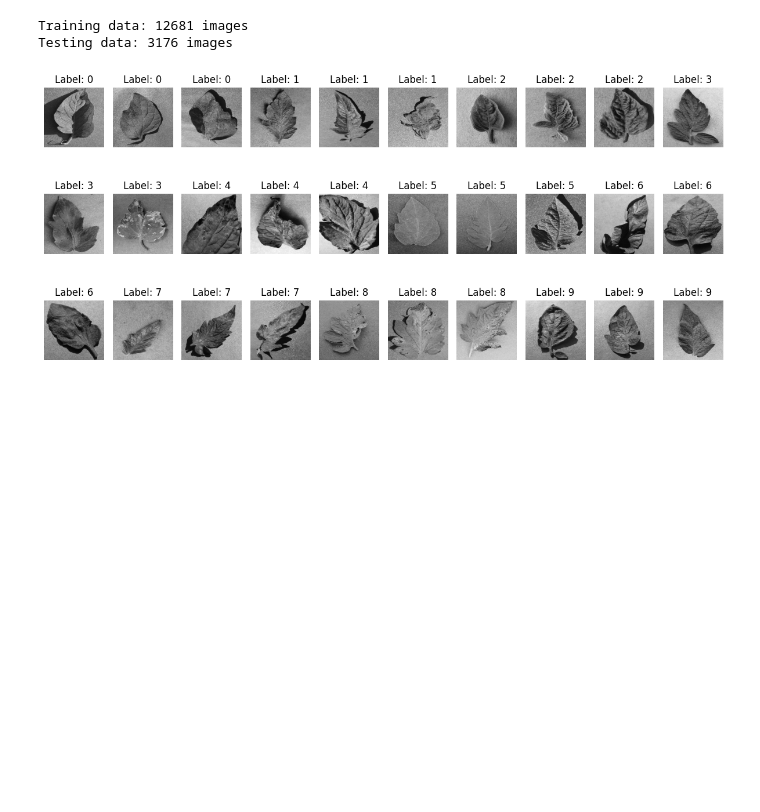
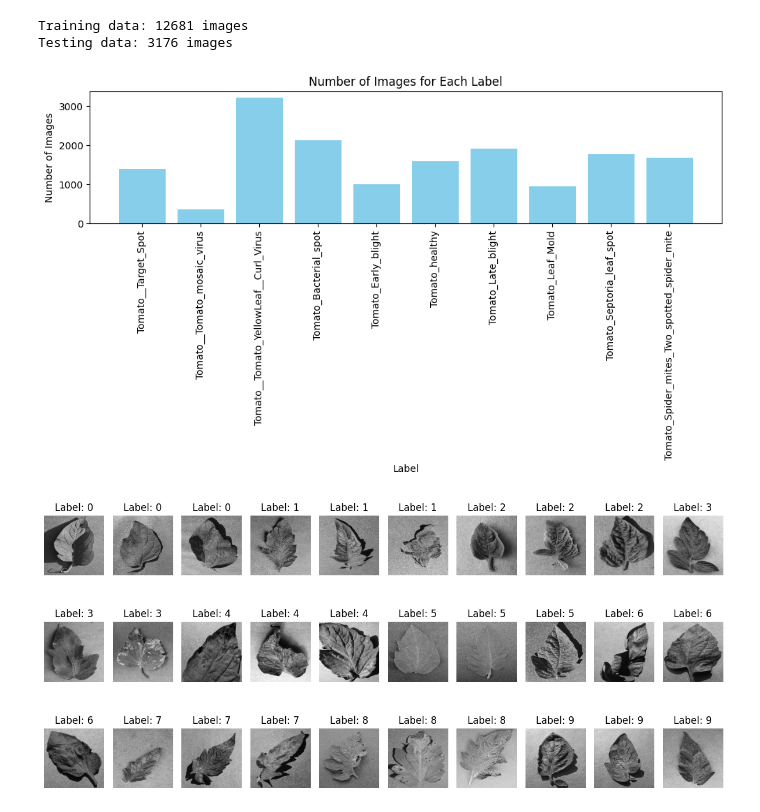
Before and after one commit to noelmt7/Tomato_Leaf_Disease_Detection, a Jupyter notebook: implementation.ipynb, the cells around one changed output. Cells and saved outputs as stored; diff of their text form; code cells hidden in the pictures; blank space fills up the shorter version.

```diff
--- a/implementation.ipynb
+++ b/implementation.ipynb
@@ -29,6 +29,34 @@ directories = {
 # %% [output]
 Training data: 12681 images
 Testing data: 3176 images
+# %%
+# Initialize a dictionary to store image counts for each folder
+image_counts = {}
+
+# Loop through each folder and count the number of images
+for folder_name, label in directories.items():
+    # Assume you have the images in subfolders of the current directory
+    folder_path = os.path.join(folder_name)
+    image_count = len(os.listdir(folder_path))
+    image_counts[label] = image_count
+
+# Extract labels and their corresponding image counts
+labels = list(directories.values())
+image_counts_list = list(image_counts.values())
+
+# Create a bar graph
+plt.figure(figsize=(10, 6))
+plt.bar(labels, image_counts_list, color='skyblue')
+plt.xlabel('Label')
+plt.ylabel('Number of Images')
+plt.title('Number of Images for Each Label')
+plt.xticks(labels, list(directories.keys()), rotation=90)  # Use labels as x-axis ticks
+plt.tight_layout()
+
+# Display the bar graph
+plt.show()
+# %% [output]
+[figure, added]
 # %%
 # Initialize lists to store the training and testing data and labels
 train_images = []
```
Also changed, not shown: parts of 3 cells of this notebook.
